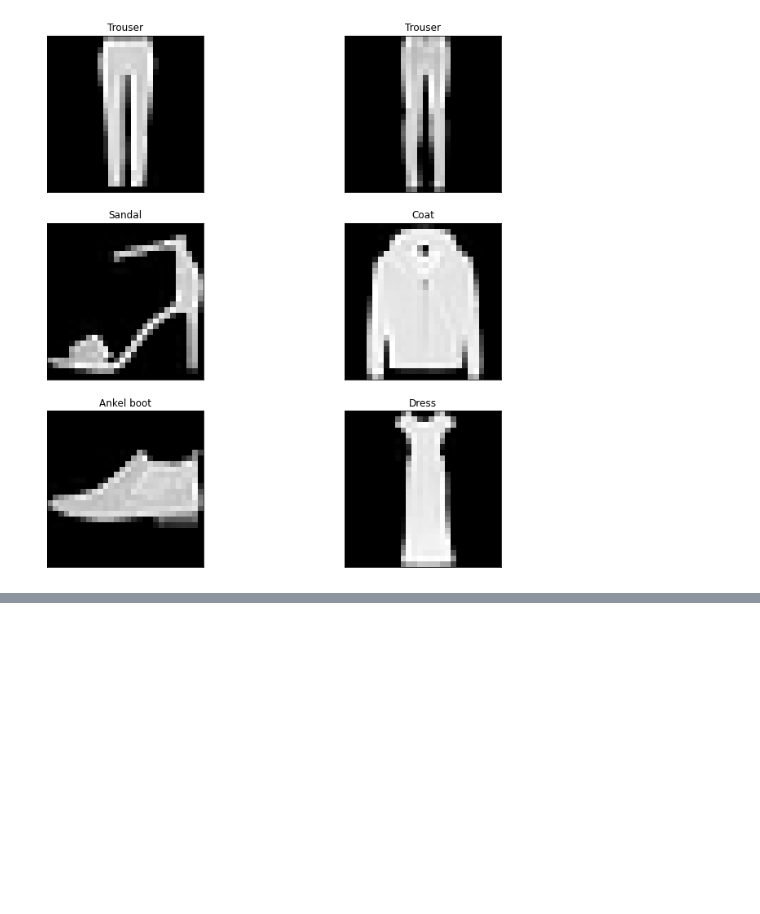
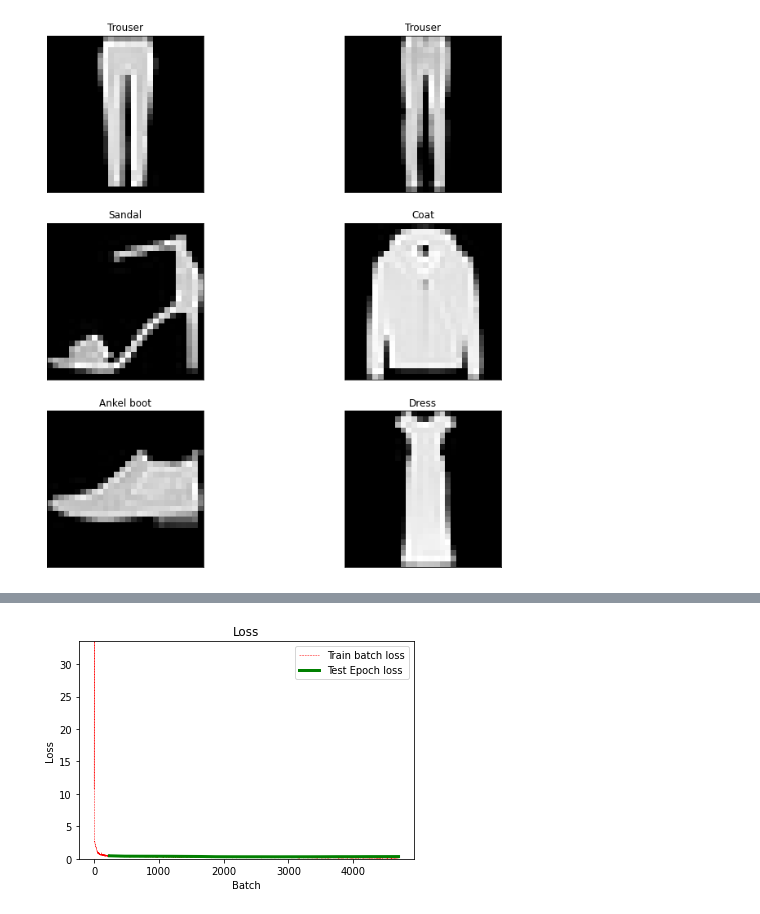
Before and after one commit to mocedon/EE-DL046211, a Jupyter notebook: HW2/ee046211_hw2_312775364.ipynb, the cells around one changed output, grey strips where cells are left out. Saved outputs shown, nothing was run; the diff lists cells and outputs as text; code cells hidden in the pictures; blank space fills up the shorter version.

```diff
--- a/HW2/ee046211_hw2_312775364.ipynb
+++ b/HW2/ee046211_hw2_312775364.ipynb
@@ -649,7 +649,7 @@ class MyModel(nn.Module):
         self.fc_layer = nn.Sequential(*lin_param)
         self.init_model = init
         # custom initialization
-        #self.init_weights()
+        self.init_weights()
 
     def init_weights(self):
         for m in self.modules():
@@ -711,8 +711,8 @@ show_examples(test_set, FMNIST_classes, 6)
 # hyper-parameters
 
 batch_size = 256
-learning_rate = 1e-4
-epochs = 40
+learning_rate = 1e-3
+epochs = 20
 
 
 # dataloaders - creating batches and shuffling the data
@@ -732,7 +732,7 @@ model = MyModel(MLP_layer, fc_layer).to(device) # no need for parameters as we a
 
 # optimizer - SGD, Adam, RMSProp...
 optimizer = torch.optim.Adam(model.parameters(), lr=learning_rate)
-scheduler = torch.optim.lr_scheduler.MultiStepLR(optimizer,milestones=[10,30], gamma=0.2)
+scheduler = torch.optim.lr_scheduler.MultiStepLR(optimizer,milestones=[7,14], gamma=0.2)
 model_dict = {'model': model,
               'criterion': criterion,
               'optimizer': optimizer,
@@ -862,11 +863,12 @@ Epoch: 26 | Loss: 0.2328 | Training accuracy: 92.362% | Test accuracy: 88.590% |
 # %%
-model = MyModel(MLP_layer, fc_layer).to(device) # no need for parameters as we alredy defined them in the class
+model = MyModel(MLP_layer, fc_layer, init_kaiming_normal).to(device) # no need for parameters as we alredy defined them in the class
 
 # optimizer - SGD, Adam, RMSProp...
 optimizer = torch.optim.Adam(model.parameters(), lr=learning_rate)
-scheduler = torch.optim.lr_scheduler.MultiStepLR(optimizer,milestones=[10,30], gamma=0.2)
+scheduler = torch.optim.lr_scheduler.MultiStepLR(optimizer, milestones=[7,14], gamma=0.2)
 
 model_dict['model'] = model
 model_dict['optimizer'] = optimizer
 model_dict['scheduler'] = scheduler
 train_model(model_dict)
+# %% [output]
@@ -873,3 +892,4 @@ train_model(model_dict)
+[figure, added]
 # %% [markdown]
 ### <img src="https://img.icons8.com/color/48/000000/code.png" style="height:50px;display:inline"> Task 3 - Design a CNN
 ---
```
Also changed, not shown: parts of 7 cells of this notebook.
